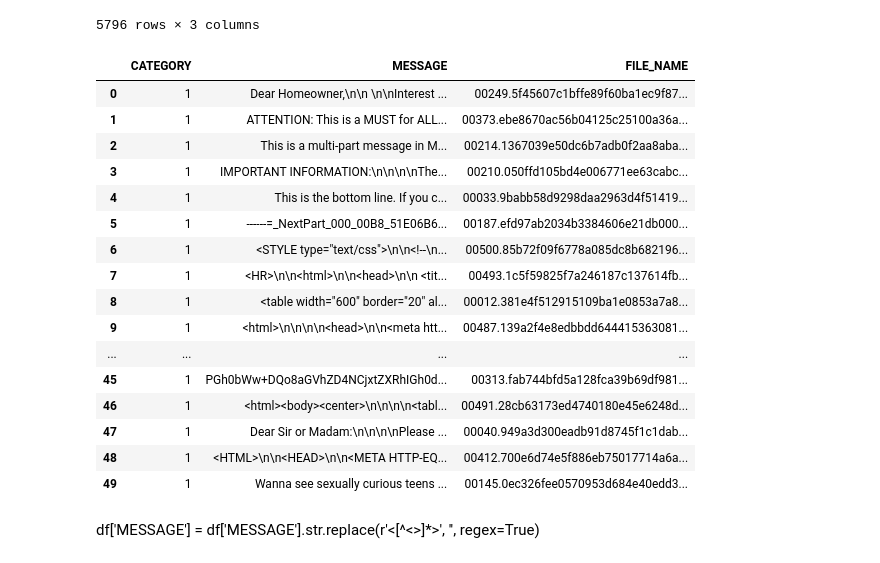
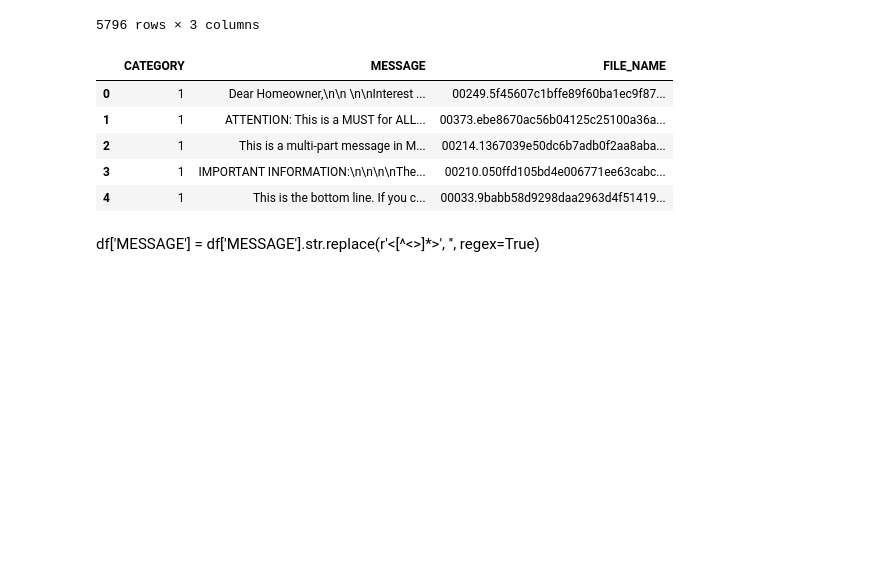
Before and after one commit to TanWZac/Spam-Detection, a Jupyter notebook: NLP.ipynb, the cells around one changed output. Drawn from its saved outputs; the diff is of its cells as text; code cells hidden in the pictures; blank space fills up the shorter version.

```diff
--- a/NLP.ipynb
+++ b/NLP.ipynb
@@ -17,25 +17,14 @@ df
 | 5795 | 0 | If you run Pick, and then use the... | 00747.352d424267d36975a7b40b85ffd... |
 5796 rows × 3 columns
 # %%
-df.head(50)
+df.head()
 # %% [output]
 |  | CATEGORY | MESSAGE | FILE_NAME |
 | 0 | 1 | Dear Homeowner,\n\n \n\nInterest ... | 00249.5f45607c1bffe89f60ba1ec9f87... |
 | 1 | 1 | ATTENTION: This is a MUST for ALL... | 00373.ebe8670ac56b04125c25100a36a... |
 | 2 | 1 | This is a multi-part message in M... | 00214.1367039e50dc6b7adb0f2aa8aba... |
 | 3 | 1 | IMPORTANT INFORMATION:\n\n\n\nThe... | 00210.050ffd105bd4e006771ee63cabc... |
 | 4 | 1 | This is the bottom line. If you c... | 00033.9babb58d9298daa2963d4f51419... |
-| 5 | 1 | ------=_NextPart_000_00B8_51E06B6... | 00187.efd97ab2034b3384606e21db000... |
-| 6 | 1 | <STYLE type="text/css">\n\n<!--\n... | 00500.85b72f09f6778a085dc8b682196... |
-| 7 | 1 | <HR>\n\n<html>\n\n<head>\n\n <tit... | 00493.1c5f59825f7a246187c137614fb... |
-| 8 | 1 | <table width="600" border="20" al... | 00012.381e4f512915109ba1e0853a7a8... |
-| 9 | 1 | <html>\n\n\n\n<head>\n\n<meta htt... | 00487.139a2f4e8edbbdd644415363081... |
-| ... | ... | ... | ... |
-| 45 | 1 | PGh0bWw+DQo8aGVhZD4NCjxtZXRhIGh0d... | 00313.fab744bfd5a128fca39b69df981... |
-| 46 | 1 | <html><body><center>\n\n\n\n<tabl... | 00491.28cb63173ed4740180e45e6248d... |
-| 47 | 1 | Dear Sir or Madam:\n\n\n\nPlease ... | 00040.949a3d300eadb91d8745f1c1dab... |
-| 48 | 1 | <HTML>\n\n<HEAD>\n\n<META HTTP-EQ... | 00412.700e6d74e5f886eb75017714a6a... |
-| 49 | 1 | Wanna see sexually curious teens ... | 00145.0ec326fee0570953d684e40edd3... |
 # %%
 def replacement(df, col):
     df[col] = df[col].str.replace(r'<[^<>]*>', '', regex=True)
```
Also changed, not shown: parts of 9 cells of this notebook.
